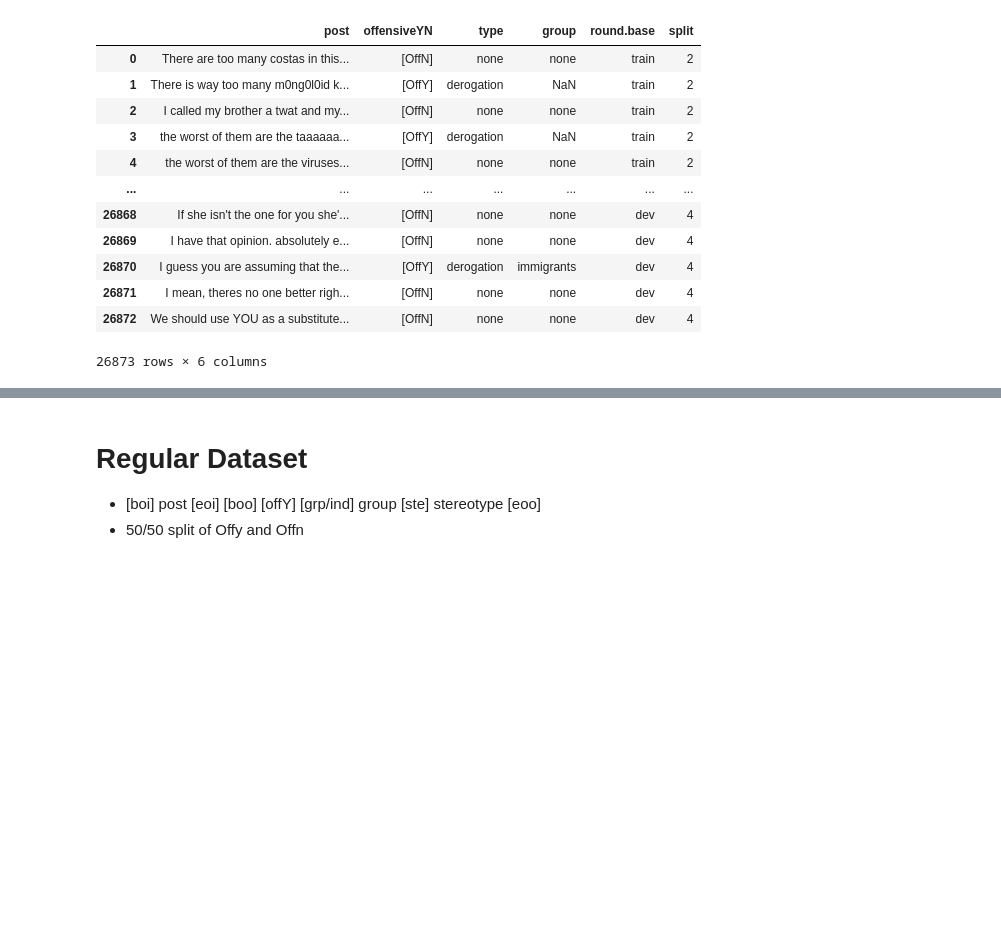
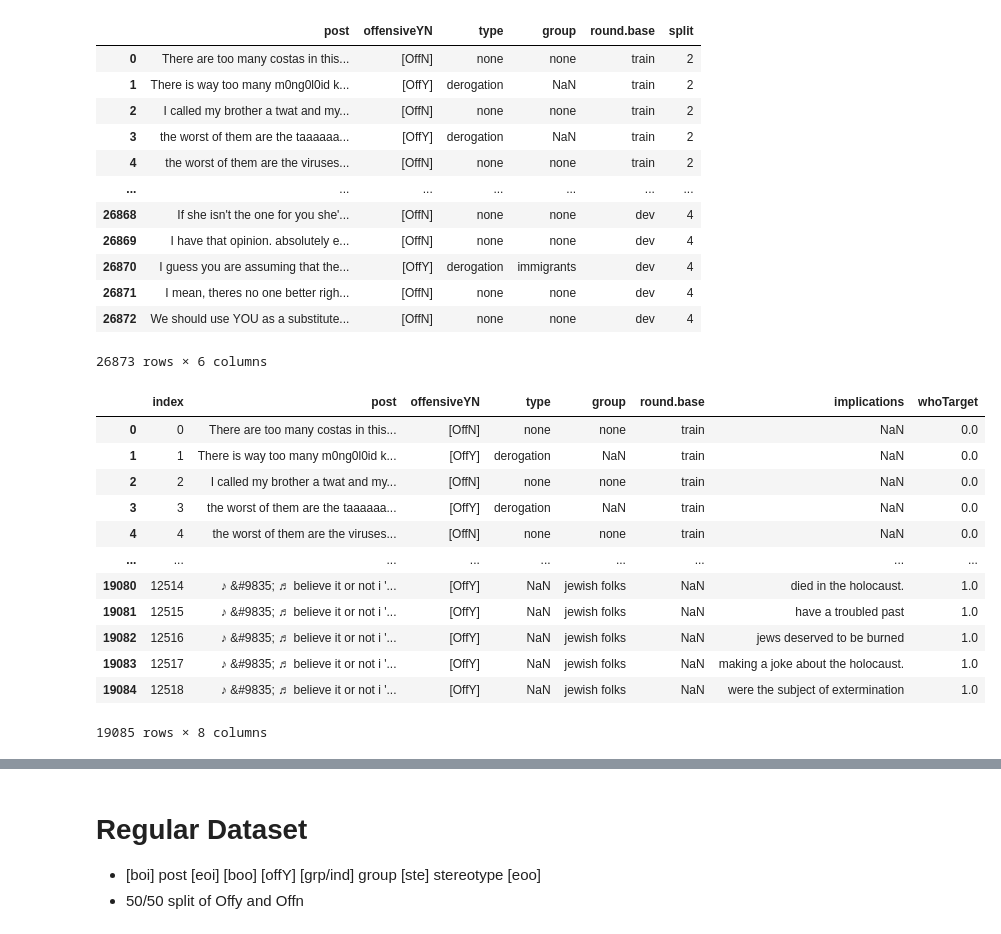
Before and after one commit to nandsra21/NLPProject, a Jupyter notebook: csv_manipulate_final.ipynb, the cells around one changed output, grey strips where cells are left out. Cells and saved outputs as stored; diff of their text form; code cells hidden in the pictures; blank space fills up the shorter version.

```diff
--- a/csv_manipulate_final.ipynb
+++ b/csv_manipulate_final.ipynb
@@ -328,6 +328,26 @@ train_dyna.drop(["split"], axis=1, inplace=True)
 # QUESTION: What rows are necessary, and how are they translatable to SBIC?
 # if it's too complicated, you can take only the stage3 posts and see how our model does on the posts that we know have implications?
 # And we can measure the offensiveness classification (ie. stage 1) separately
+# %%
+all_data_dev = pd.DataFrame()
+all_data_dev = all_data_dev.append(dev_dyna)[dev_dyna.columns.tolist()]
+all_data_dev = all_data_dev.append(dev_csv).dropna(axis=1, how="all")
+all_data_dev["whoTarget"] = all_data_dev["whoTarget"].replace(np.NaN, 0.0)
+all_data_dev.reset_index()
+# %% [output]
+|  | index | post | offensiveYN | type | group | round.base | implications | whoTarget |
+| 0 | 0 | There are too many costas in this... | [OffN] | none | none | train | NaN | 0.0 |
+| 1 | 1 | There is way too many m0ng0l0id k... | [OffY] | derogation | NaN | train | NaN | 0.0 |
+| 2 | 2 | I called my brother a twat and my... | [OffN] | none | none | train | NaN | 0.0 |
+| 3 | 3 | the worst of them are the taaaaaa... | [OffY] | derogation | NaN | train | NaN | 0.0 |
+| 4 | 4 | the worst of them are the viruses... | [OffN] | none | none | train | NaN | 0.0 |
+| ... | ... | ... | ... | ... | ... | ... | ... | ... |
+| 19080 | 12514 | ♪ &#9835; ♬ believe it or not i '... | [OffY] | NaN | jewish folks | NaN | died in the holocaust. | 1.0 |
+| 19081 | 12515 | ♪ &#9835; ♬ believe it or not i '... | [OffY] | NaN | jewish folks | NaN | have a troubled past | 1.0 |
+| 19082 | 12516 | ♪ &#9835; ♬ believe it or not i '... | [OffY] | NaN | jewish folks | NaN | jews deserved to be burned | 1.0 |
+| 19083 | 12517 | ♪ &#9835; ♬ believe it or not i '... | [OffY] | NaN | jewish folks | NaN | making a joke about the holocaust. | 1.0 |
+| 19084 | 12518 | ♪ &#9835; ♬ believe it or not i '... | [OffY] | NaN | jewish folks | NaN | were the subject of extermination | 1.0 |
+19085 rows × 8 columns
 # %%
 all_data = pd.DataFrame()
 all_data = all_data.append(train_dyna)[train_dyna.columns.tolist()]
```
Also changed, not shown: parts of 49 cells of this notebook, 3 other files.
